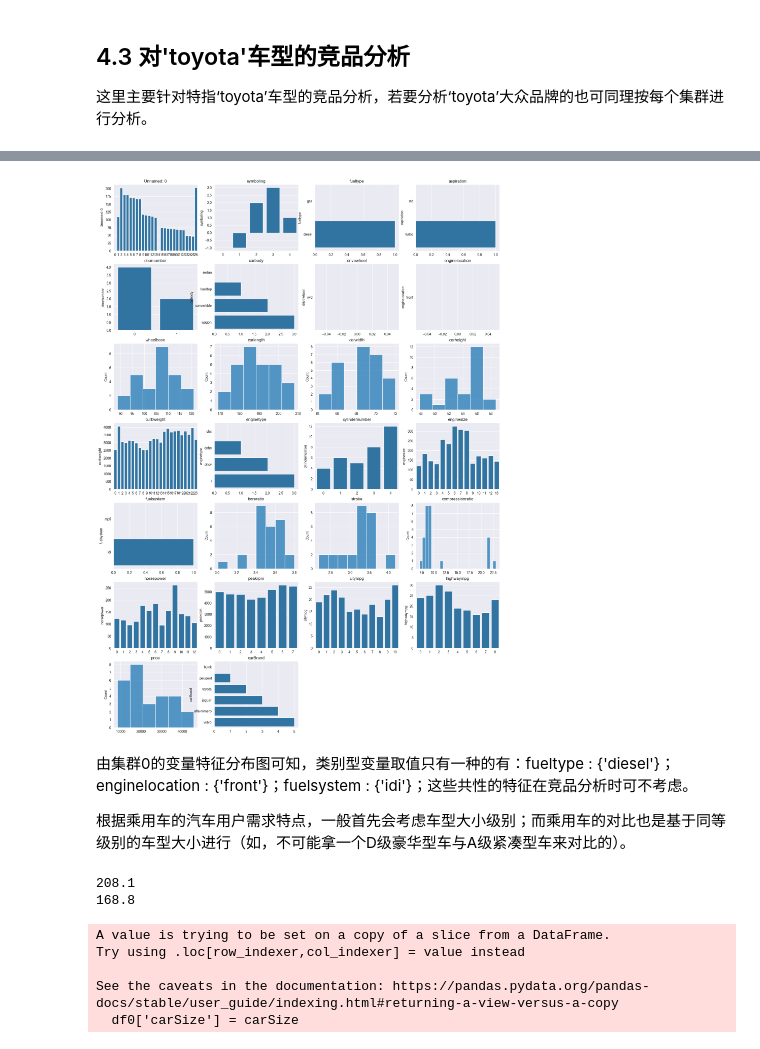
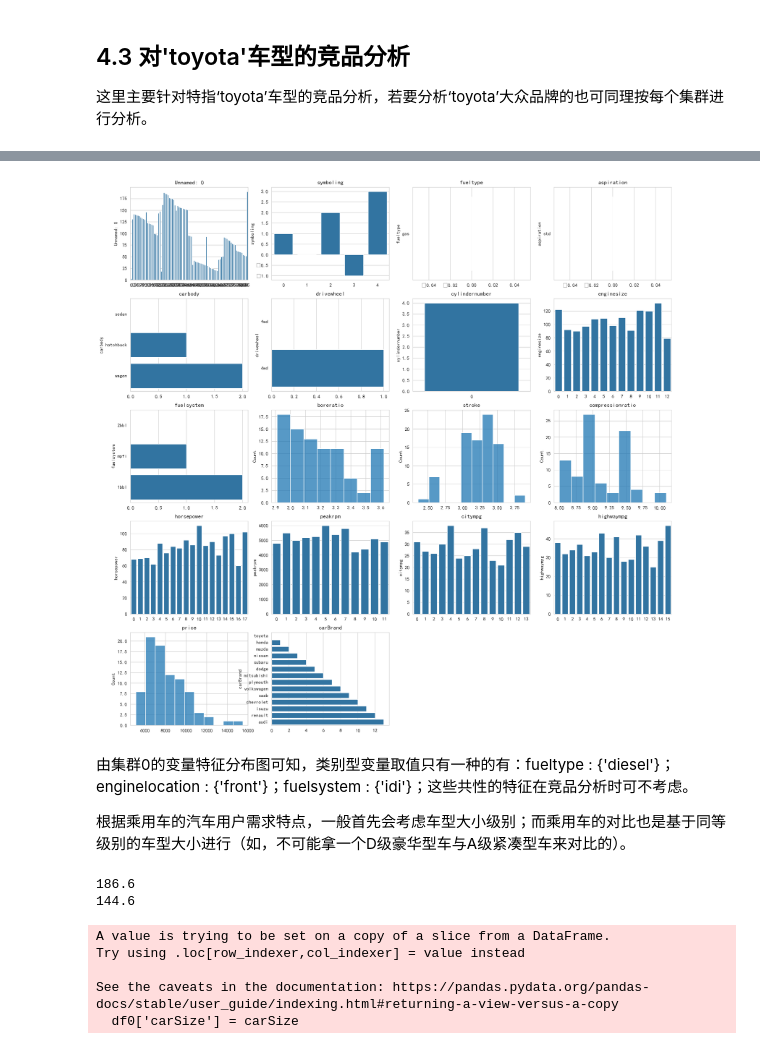
Before and after one commit to NoyeArk/GMM-EM, a Jupyter notebook: gmm_em/em.ipynb, the cells around one changed output, grey strips where cells are left out. Saved outputs shown, nothing was run; the diff lists cells and outputs as text; code cells hidden in the pictures.

```diff
--- a/gmm_em/em.ipynb
+++ b/gmm_em/em.ipynb
@@ -5,6 +5,12 @@ import pandas as pd
 import numpy as np
 from matplotlib import pyplot as plt
 from scipy.stats import multivariate_normal
+
+# 高清显示图片
+%matplotlib inline
+%config InlineBackend.figure_format="retina"
+# 保证可以显示中文字体
+plt.rcParams['font.sans-serif']=['SimHei']
 # %%
 class GMM:
     """
@@ -298,7 +323,7 @@ df_volk
 这里主要针对特指‘toyota’车型的竞品分析，若要分析‘toyota’大众品牌的也可同理按每个集群进行分析。
 # %%
 # 提取分类为0的所有车型特征数据
-df0 = row_data.loc[row_data['result']==4]
-df0.head()
+df0 = row_data.loc[row_data['result']==3]
+df0
 # %% [output]
 |  | Unnamed: 0 | car_ID | symboling | CarName | fueltype | aspiration | doornumber | carbody | drivewheel | ... |
@@ -311,24 +385,28 @@ df0.head()
 # %%
 import seaborn as sns
 
 df0_1 = df0.drop(['car_ID','CarName','result'], axis=1)
 
+drop_col = ['doornumber', 'enginelocation', 'carheight', 'wheelbase', 'carlength', 'carwidth', 'curbweight', 'enginetype']
+
 #查看集群4的车型所有特征分布
 fig = plt.figure(figsize=(20, 20))
 i = 1
 for c in df0_1.columns:
+    if c in drop_col:
+        continue
     ax=fig.add_subplot(7,4,i)
     if df0_1[c].dtypes=='int' or df0_1[c].dtypes=='float':
         sns.histplot(df0_1[c], ax=ax)
     else:
         sns.barplot(df0_1[c].value_counts().index, ax=ax)
     i = i + 1
     plt.xlabel('')
     plt.title(c)
 plt.subplots_adjust(top=1.2)
 plt.show()
 # %% [output]
-[figure, old version]
+[figure, new version]
 # %% [markdown]
 由集群0的变量特征分布图可知，类别型变量取值只有一种的有：fueltype : {'diesel'}；enginelocation : {'front'}；fuelsystem : {'idi'}；这些共性的特征在竞品分析时可不考虑。
 
@@ -337,8 +415,8 @@ plt.show()
 print(max(df0.carlength))
 print(min(df0.carlength))
 # %% [output]
-208.1
-168.8
+186.6
+144.6
 # %%
 bins = [min(df0.carlength) - 0.01, 176.67, 184.29, 192.10, 200.91, max(df0.carlength) + 0.01]
 label = ['A0','A','B','C','D']
```
Also changed, not shown: parts of 13 cells of this notebook, 8 other files.
